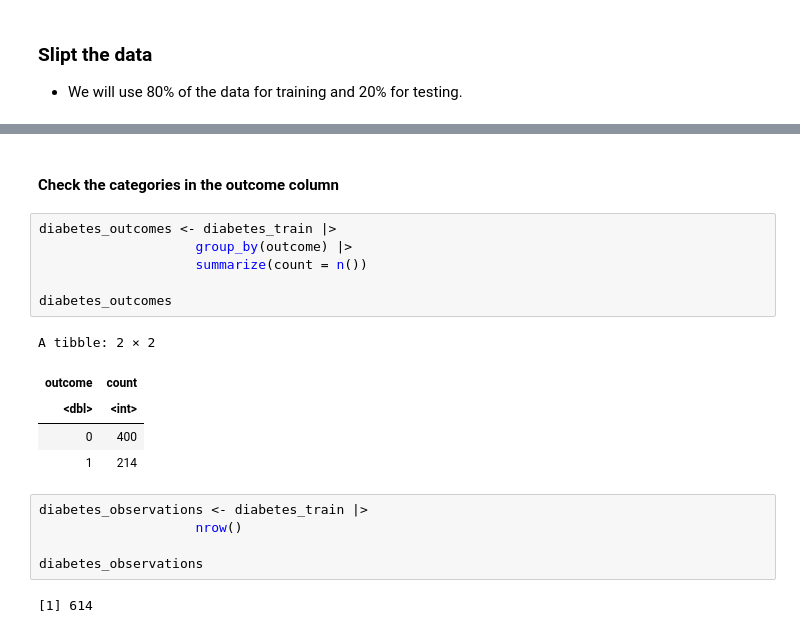
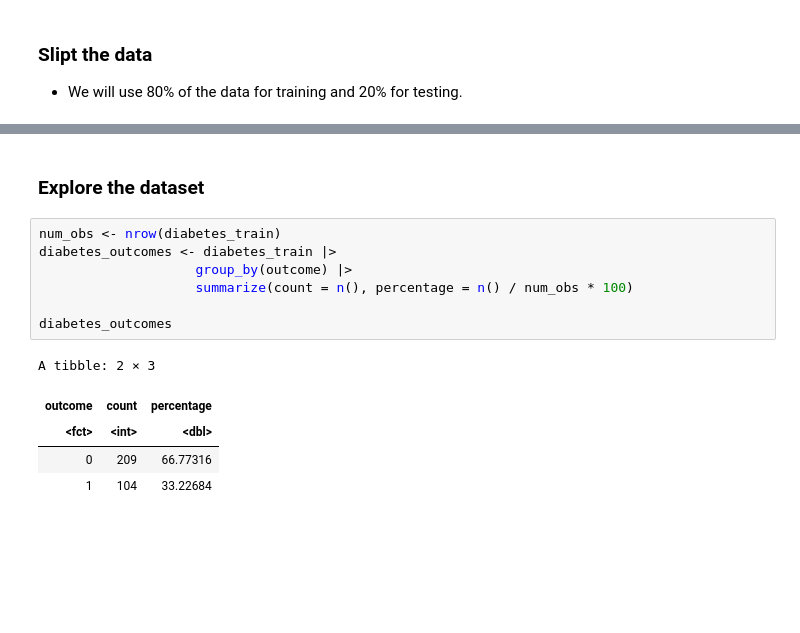
Before and after one commit to audrey-rw5683/dsci-100-2023w2-group-002-2, a Jupyter notebook: proposal.ipynb, the cells around one changed output, grey strips where cells are left out. Drawn from its saved outputs; the diff is of its cells as text; blank space fills up the shorter version.

```diff
--- a/proposal.ipynb
+++ b/proposal.ipynb
@@ -175,21 +157,15 @@ $ outcome                    <fct> 1, 0, 0, 0, 0, 0, 0, 0, 0, 0, 0, 1, 1, 0, 0
 # %% [markdown]
-#### Check the categories in the outcome column
+### Explore the dataset
 # %%
+num_obs <- nrow(diabetes_train)
 diabetes_outcomes <- diabetes_train |>
                     group_by(outcome) |>
-                    summarize(count = n())
+                    summarize(count = n(), percentage = n() / num_obs * 100)
 
 diabetes_outcomes
 # %% [output]
-A tibble: 2 × 2
+A tibble: 2 × 3
-| outcome | count |
-| <dbl> | <int> |
-| 0 | 400 |
-| 1 | 214 |
+| outcome | count | percentage |
+| <fct> | <int> | <dbl> |
+| 0 | 209 | 66.77316 |
+| 1 | 104 | 33.22684 |
-# %%
-diabetes_observations <- diabetes_train |>
-                    nrow()
-
-diabetes_observations
-# %% [output]
-[1] 614
```
Also changed, not shown: parts of 11 cells of this notebook.
